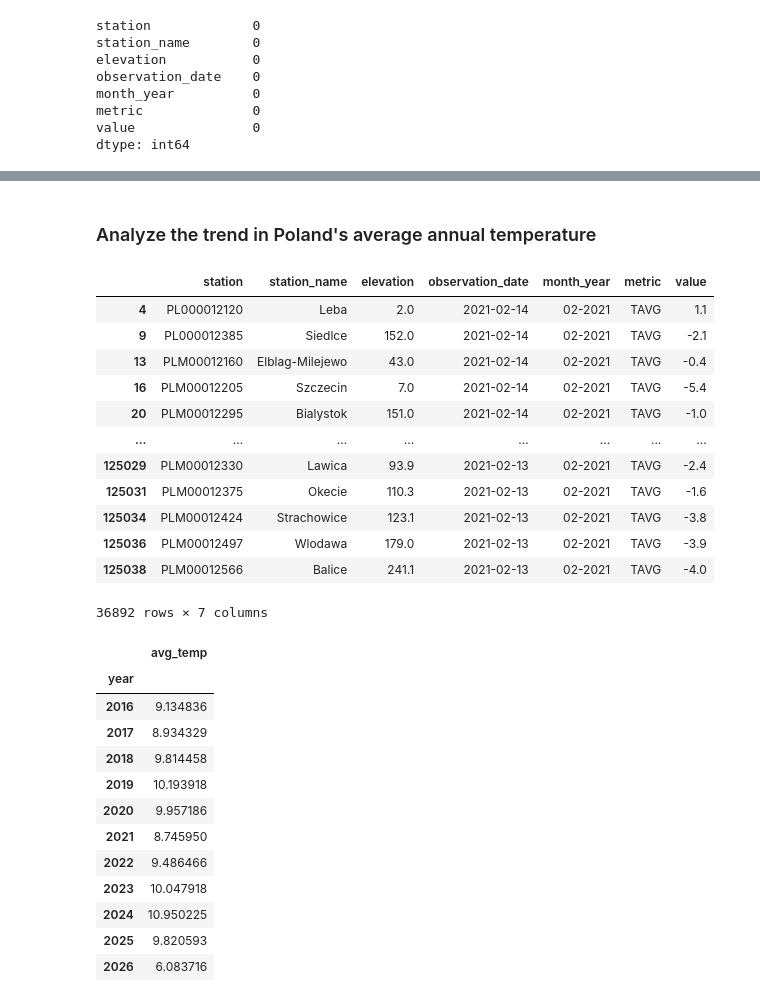
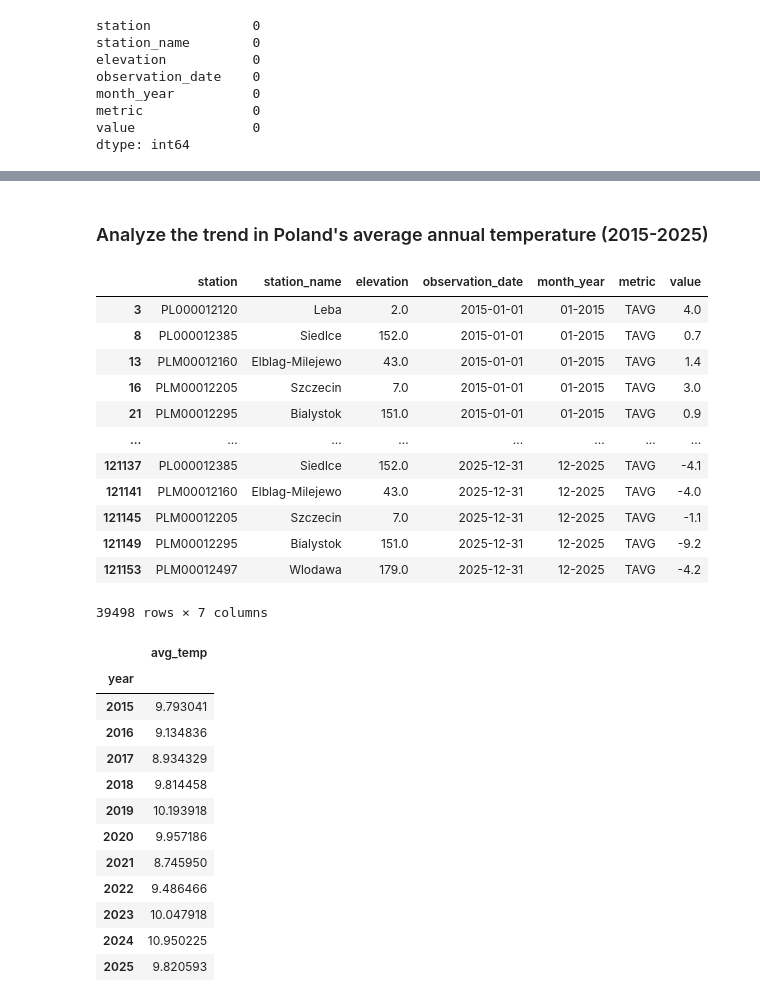
Before and after one commit to nerwuuus/data-toolkit, a Jupyter notebook: weather_data_processing/01_scripts/8_pandas_analysis.ipynb, the cells around one changed output, grey strips where cells are left out. Cells and saved outputs as stored; diff of their text form; code cells hidden in the pictures.

```diff
--- a/weather_data_processing/01_scripts/8_pandas_analysis.ipynb
+++ b/weather_data_processing/01_scripts/8_pandas_analysis.ipynb
@@ -118,25 +126,34 @@ df_raw["observation_date"].min(), df_raw["observation_date"].max()
 # %% [markdown]
-### Analyze the trend in Poland's average annual temperature
+### Analyze the trend in Poland's average annual temperature (2015-2025)
 # %%
-# FIlter out TAVG metric only
+# Filter out TAVG metric and 2015-2025
 avg_temp_raw = df.copy()
-avg_temp = avg_temp_raw[avg_temp_raw['metric'] == 'TAVG']
+
+avg_temp = (avg_temp_raw[
+    (avg_temp_raw['metric'] == 'TAVG') &
+    (avg_temp_raw['observation_date'] < "2026-01-01")
+].sort_values(
+    'observation_date',
+    axis=0,
+    ascending=True
+)
+)
 
 avg_temp
 # %% [output]
 |  | station | station_name | elevation | observation_date | month_year | metric | value |
-| 4 | PL000012120 | Leba | 2.0 | 2021-02-14 | 02-2021 | TAVG | 1.1 |
-| 9 | PL000012385 | Siedlce | 152.0 | 2021-02-14 | 02-2021 | TAVG | -2.1 |
-| 13 | PLM00012160 | Elblag-Milejewo | 43.0 | 2021-02-14 | 02-2021 | TAVG | -0.4 |
-| 16 | PLM00012205 | Szczecin | 7.0 | 2021-02-14 | 02-2021 | TAVG | -5.4 |
-| 20 | PLM00012295 | Bialystok | 151.0 | 2021-02-14 | 02-2021 | TAVG | -1.0 |
+| 3 | PL000012120 | Leba | 2.0 | 2015-01-01 | 01-2015 | TAVG | 4.0 |
+| 8 | PL000012385 | Siedlce | 152.0 | 2015-01-01 | 01-2015 | TAVG | 0.7 |
+| 13 | PLM00012160 | Elblag-Milejewo | 43.0 | 2015-01-01 | 01-2015 | TAVG | 1.4 |
+| 16 | PLM00012205 | Szczecin | 7.0 | 2015-01-01 | 01-2015 | TAVG | 3.0 |
+| 21 | PLM00012295 | Bialystok | 151.0 | 2015-01-01 | 01-2015 | TAVG | 0.9 |
 | ... | ... | ... | ... | ... | ... | ... | ... |
-| 125029 | PLM00012330 | Lawica | 93.9 | 2021-02-13 | 02-2021 | TAVG | -2.4 |
-| 125031 | PLM00012375 | Okecie | 110.3 | 2021-02-13 | 02-2021 | TAVG | -1.6 |
-| 125034 | PLM00012424 | Strachowice | 123.1 | 2021-02-13 | 02-2021 | TAVG | -3.8 |
-| 125036 | PLM00012497 | Wlodawa | 179.0 | 2021-02-13 | 02-2021 | TAVG | -3.9 |
-| 125038 | PLM00012566 | Balice | 241.1 | 2021-02-13 | 02-2021 | TAVG | -4.0 |
+| 121137 | PL000012385 | Siedlce | 152.0 | 2025-12-31 | 12-2025 | TAVG | -4.1 |
+| 121141 | PLM00012160 | Elblag-Milejewo | 43.0 | 2025-12-31 | 12-2025 | TAVG | -4.0 |
+| 121145 | PLM00012205 | Szczecin | 7.0 | 2025-12-31 | 12-2025 | TAVG | -1.1 |
+| 121149 | PLM00012295 | Bialystok | 151.0 | 2025-12-31 | 12-2025 | TAVG | -9.2 |
+| 121153 | PLM00012497 | Wlodawa | 179.0 | 2025-12-31 | 12-2025 | TAVG | -4.2 |
-36892 rows × 7 columns
+39498 rows × 7 columns
 # %%
 # Extract year from observation_date
 avg_temp['year'] = avg_temp['observation_date'].dt.year
@@ -149,6 +166,7 @@ avg_temp_agg
 # %% [output]
 |  | avg_temp |
 | year |  |
+| 2015 | 9.793041 |
 | 2016 | 9.134836 |
 | 2017 | 8.934329 |
 | 2018 | 9.814458 |
@@ -159,7 +177,6 @@ avg_temp_agg
 | 2023 | 10.047918 |
 | 2024 | 10.950225 |
 | 2025 | 9.820593 |
-| 2026 | 6.083716 |
 # %%
 # Add a grid in the background
 sns.set_theme(style="darkgrid")
```
Also changed, not shown: parts of 9 cells of this notebook.
